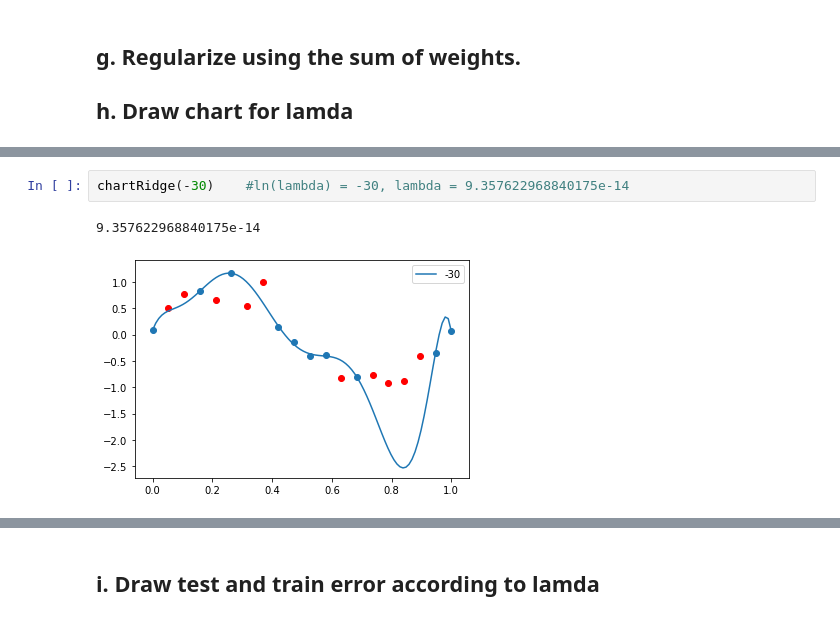
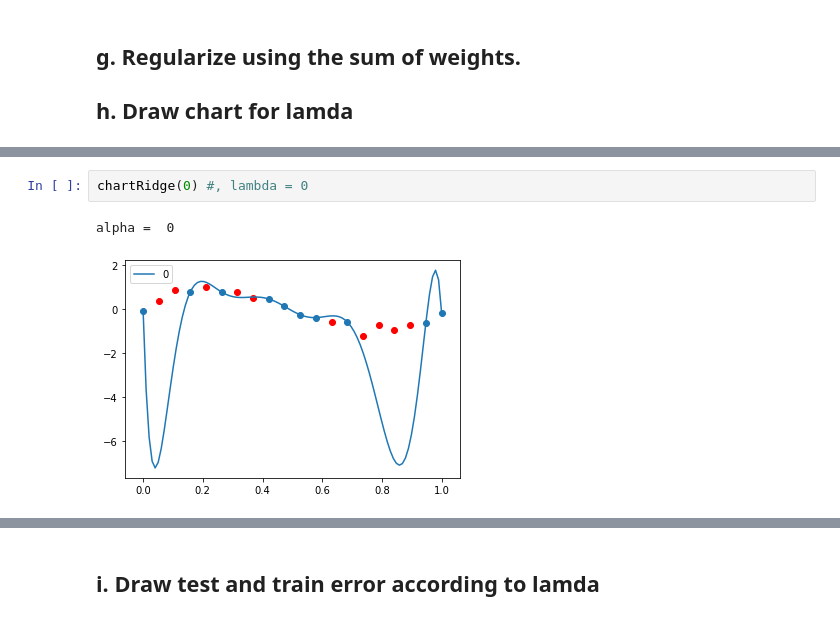
Before and after one commit to hensby/hensby-s-homepage, a Jupyter notebook: content/post/assignment/Hengchao_01.ipynb, the cells around one changed output, grey strips where cells are left out. Saved outputs shown, nothing was run; the diff lists cells and outputs as text.

```diff
--- a/content/post/assignment/Hengchao_01.ipynb
+++ b/content/post/assignment/Hengchao_01.ipynb
@@ -387,5 +384,5 @@ chartRidge(-35) #ln(lambda) = -35, lambda = 6.305116760146989e-16
-# %%
-chartRidge(-30)    #ln(lambda) = -30, lambda = 9.357622968840175e-14
-# %% [output]
-9.357622968840175e-14
-[figure, removed]
+# %%
+chartRidge(0) #, lambda = 0
+# %% [output]
+alpha =  0
+[figure, added]
```
Also changed, not shown: parts of 28 cells of this notebook, 18 other files.
